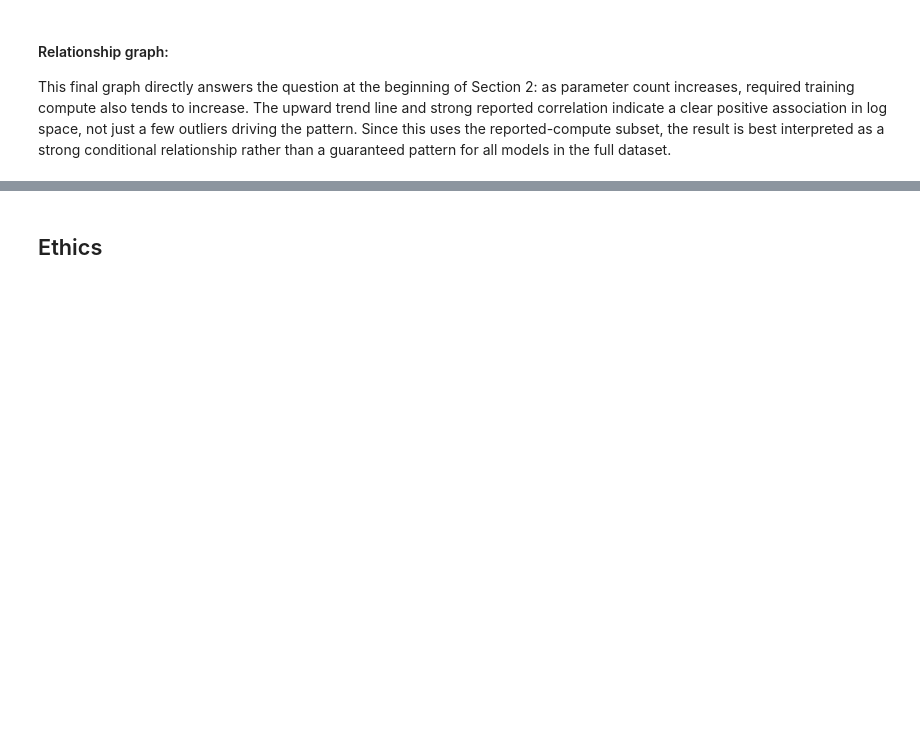
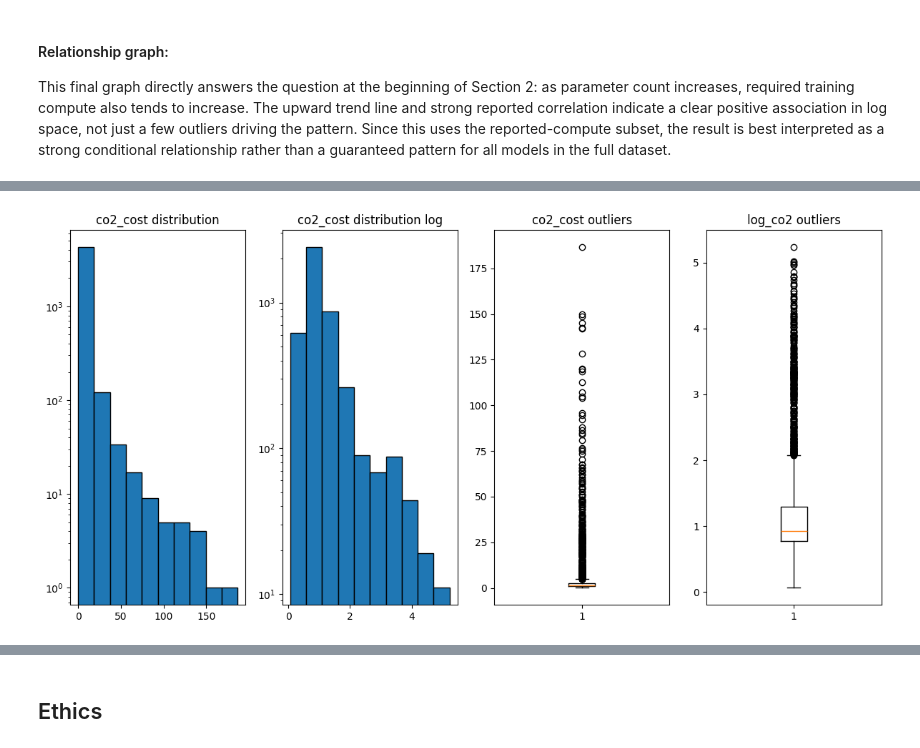
Before and after one commit to COGS108/Group090_WI26, a Jupyter notebook: 02-EDACheckpoint.ipynb, the cells around one changed output, grey strips where cells are left out. Drawn from its saved outputs; the diff is of its cells as text; code cells hidden in the pictures; blank space fills up the shorter version.

```diff
--- a/02-EDACheckpoint.ipynb
+++ b/02-EDACheckpoint.ipynb
@@ -219,0 +315,24 @@ This final graph directly answers the question at the beginning of Section 2: as
+# %%
+co2 = hf.select("co2_cost").to_numpy().flatten()
+
+# generate plots to look at co2_cost
+fig, axs = plt.subplots(1, 4, figsize=(12, 6))
+axs[0].hist(co2, edgecolor="black")
+axs[0].set_title("co2_cost distribution")
+axs[0].set_yscale("log")
+
+log = np.log1p(co2)
+axs[1].hist(log, edgecolor="black")
+axs[1].set_title("co2_cost distribution log")
+axs[1].set_yscale("log")
+
+axs[2].boxplot(co2, vert=True)
+axs[2].set_title('co2_cost outliers')
+
+axs[3].boxplot(log, vert=True)
+axs[3].set_title('log_co2 outliers')
+
+plt.tight_layout()
+plt.show()
+# %% [output]
+[figure, added]
```
Also changed, not shown: parts of 12 cells of this notebook, 1 other file.
